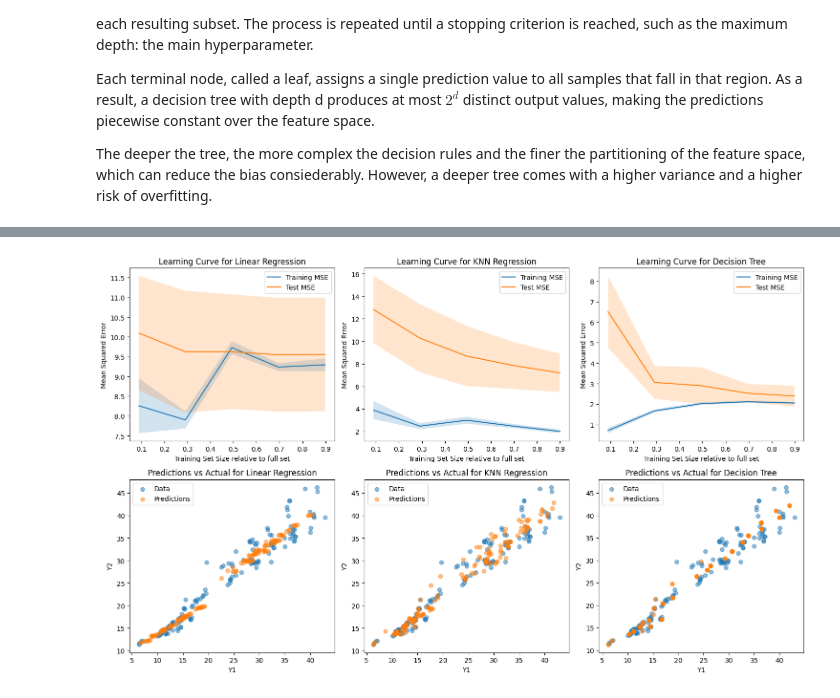
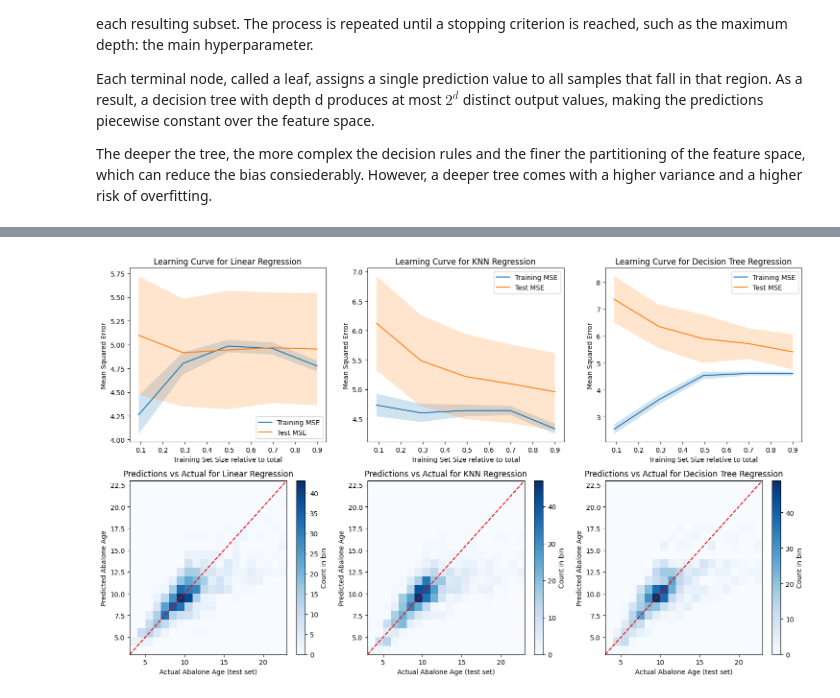
Before and after one commit to meryla/sfml-project, a Jupyter notebook: sfml.ipynb, the cells around one changed output, grey strips where cells are left out. Drawn from its saved outputs; the diff is of its cells as text; code cells hidden in the pictures.

```diff
--- a/sfml.ipynb
+++ b/sfml.ipynb
@@ -553,13 +135,0 @@ plt.show()
-# %%
-rng = np.random.RandomState(1)
-
-X = np.sort(5 * rng.rand(80, 1), axis=0)
-y = np.sin(X).ravel() #+ np.random.normal(0, 0.5, size=X.shape[0])
-y[::5] += 3 * (0.5 - rng.rand(16))
-
-X_train, X_test, y_train, y_test = train_test_split(X, y, test_size=0.2, random_state=42)
-model = DecisionTreeRegressor(max_depth=3, random_state=42)
-model.fit(X_train, y_train)
-
-from sklearn.tree import export_text
-print(export_text(model, feature_names=['X']))
@@ -889,0 +142,4 @@ Number of samples: 768, Number of features: 8, Number of targets: 2
+# %%
+n = 1000
+X, y = make_friedman1(n_samples=n, n_features=5, random_state=42)
+# random_state is used to ensure reproducibility of the dataset.
@@ -958,51 +738,53 @@ models = {
         'Linear Regression': LinearRegression(),
         'KNN Regression': Pipeline([
             ('scaler', StandardScaler()), # scale first
-            ('knn', KNeighborsRegressor(n_neighbors=2))  # then KNN
+            ('knn', KNeighborsRegressor(n_neighbors=15))  # then KNN
     ]),
-        'Decision Tree': DecisionTreeRegressor(max_depth=5, random_state=42),
+        'Decision Tree Regression': DecisionTreeRegressor(max_depth=5, random_state=42),
     }
 
 # 10-fold cross-validation with shuffling and fixed random state for reproducibility
 cv = KFold(n_splits=10, shuffle=True, random_state=42)
 
 fig, axes = plt.subplots(2, len(models), figsize=(5 * len(models), 3 * len(models)))
-MSE = {'E_in': [], 'E_out': [], 'E_cv': []}
-MAE = {'E_in': [], 'E_out': [], 'E_cv': []}
 
+# Store the errors for each metric: MSE and MAE
+MSE = {'Model': [], 'E_in': [], 'E_out': [], 'E_cv': []}
+MAE = {'Model': [], 'E_in': [], 'E_out': [], 'E_cv': []}
+
+# Loop for compactness
 for name, model in models.items():
 
+    # Fit the algorithms on the training set
     model.fit(X_train, y_train)
 
+    # Compute the training and test MSE
     train_mse = mean_squared_error(y_train, model.predict(X_train))
     test_mse = mean_squared_error(y_test, model.predict(X_test))
 
+    # Compute the training and test MAE
     train_mae = mean_absolute_error(y_train, model.predict(X_train))
     test_mae = mean_absolute_error(y_test, model.predict(X_test))
 
-    scores = cross_val_score(model, X_train, y_train, cv=cv, scoring='neg_mean_squared_error')
-    mse_scores = -scores
+    # Compute the 10-fold cross-validation MSE (estimate for E_out MSE)
+    mse_scores = cross_val_score(model, X_train, y_train, cv=cv, scoring='neg_mean_squared_error')
+    mae_scores = cross_val_score(model, X_train, y_train, cv=cv, scoring='neg_mean_absolute_error')
 
-    print('')
-    print(f"=== {name} ===")
-    print('')
-
-    print(f"Mean 10-Fold Cross-Validation Score = {mse_scores.mean():.2e}")
-
-    print(f"Train MSE = {train_mse:.2e}, Test MSE = {test_mse:.2e}")
-    print(f"Train MAE = {train_mae:.2e}, Test MAE = {test_mae:.2e}")
-    print('')
-
+    # Store the error values
+    MSE['Model'].append(name)
     MSE['E_in'].append(train_mse)
     MSE['E_out'].append(test_mse)
-    MSE['E_cv'].append(mse_scores.mean())
+    MSE['E_cv'].append(-mse_scores.mean())
 
+    MAE['Model'].append(name)
     MAE['E_in'].append(train_mae)
     MAE['E_out'].append(test_mae)
-    MAE['E_cv'].append(-cross_val_score(model, X_train, y_train, cv=cv, scoring='neg_mean_absolute_error').mean())
+    MAE['E_cv'].append(-mae_scores.mean())
 
+    # Compute the MSE learning curve using 10-fold cross-validation
     train_sizes, train_scores, test_scores = learning_curve(model, X_train, y_train, cv=cv, scoring='neg_mean_squared_error')
 
+    # Plot the learning curves for each algorithm
     axes[0,list(models.keys()).index(name)].plot(train_sizes/len(X_train), np.mean(-train_scores, axis=1), label='Training MSE')
     axes[0,list(models.keys()).index(name)].fill_between(train_sizes/len(X_train),
                                                         np.mean(-train_scores, axis=1) - np.std(-train_scores, axis=1),
@@ -1013,25 +795,42 @@ for name, model in models.items():
                                                         np.mean(-test_scores, axis=1) + np.std(-test_scores, axis=1), alpha=0.2)
 
     axes[0,list(models.keys()).index(name)].set_title(f'Learning Curve for {name}')
-    axes[0,list(models.keys()).index(name)].set_xlabel('Training Set Size relative to full set')
+    axes[0,list(models.keys()).index(name)].set_xlabel('Training Set Size relative to total')
     axes[0,list(models.keys()).index(name)].set_ylabel('Mean Squared Error')
-    # axes[0,list(models.keys()).index(name)].set_yscale('log')
     axes[0,list(models.keys()).index(name)].legend()
 
-    axes[1,list(models.keys()).index(name)].scatter(np.array(y_test)[:,0], np.array(y_test)[:,1], alpha=0.5, label='Data')
-    axes[1,list(models.keys()).index(name)].scatter(model.predict(X_test)[:,0], model.predict(X_test)[:,1], alpha=0.5, label='Predictions')
+    # Plot the predictions versus actual target values using the test set
+
+    y_test = np.array(y_test).ravel()
+    y_pred = np.array(model.predict(X_test)).ravel() # Model prediction on test set
+
+    # Since the target variable is integer, we plot a 2d histogram instead
+    x_bins = np.arange(int(y_test.min()), int(y_test.max()) + 1, 1)              # Specify bins
+    hist, xedges, yedges = np.histogram2d(y_test, y_pred, bins=[x_bins, x_bins]) # Create hitogram
+
+    pcm = axes[1,list(models.keys()).index(name)].pcolormesh(xedges, yedges, hist.T, cmap='Blues') # Plot histogram
+    fig.colorbar(pcm, ax=axes[1,list(models.keys()).index(name)], label='Count in bin')            # Add colorbar
+
+    axes[1,list(models.keys()).index(name)].plot([y_test.min(), y_test.max()], [y_test.min(), y_test.max()], 'r--') # Add identity line
     axes[1,list(models.keys()).index(name)].set_title(f'Predictions vs Actual for {name}')
-    axes[1,list(models.keys()).index(name)].set_xlabel('Y1')
-    axes[1,list(models.keys()).index(name)].set_ylabel('Y2')
-    axes[1,list(models.keys()).index(name)].legend()
+    axes[1,list(models.keys()).index(name)].set_xlabel('Actual Abalone Age (test set)')
+    axes[1,list(models.keys()).index(name)].set_ylabel('Predicted Abalone Age')
 
+print("=== Mean Squared Error ===")
+display(pd.DataFrame(MSE))
+
+print("=== Mean Absolute Error ===")
+display(pd.DataFrame(MAE))
+
+# Model Selection: selection of the algorithm minimising the CV MSE
 best_model_index = np.argmin(MSE['E_cv'])
 best_model_name = list(models.keys())[best_model_index]
-print(f"Best model based on cross-validation MSE: {best_model_name} with MSE = {MSE['E_cv'][best_model_index]:.2e}")
+print(f"Best fitting model based on cross-validation MSE: {best_model_name} with MSE = {MSE['E_cv'][best_model_index]:.2f}")
 
+# Model Selection: selection of the algorithm minimising the CV MAE
 best_model_index = np.argmin(MAE['E_cv'])
 best_model_name = list(models.keys())[best_model_index]
-print(f"Best model based on cross-validation MAE: {best_model_name} with MAE = {MAE['E_cv'][best_model_index]:.2e}")
+print(f"Best fitting model based on cross-validation MAE: {best_model_name} with MAE = {MAE['E_cv'][best_model_index]:.2f}")
 
 plt.tight_layout()
 plt.show()
@@ -1056 +850 @@ Best model based on cross-validation MAE: Decision Tree with MAE = 9.72e-01
-[figure, old version]
+[figure, new version]
```
Also changed, not shown: parts of 79 cells of this notebook.
